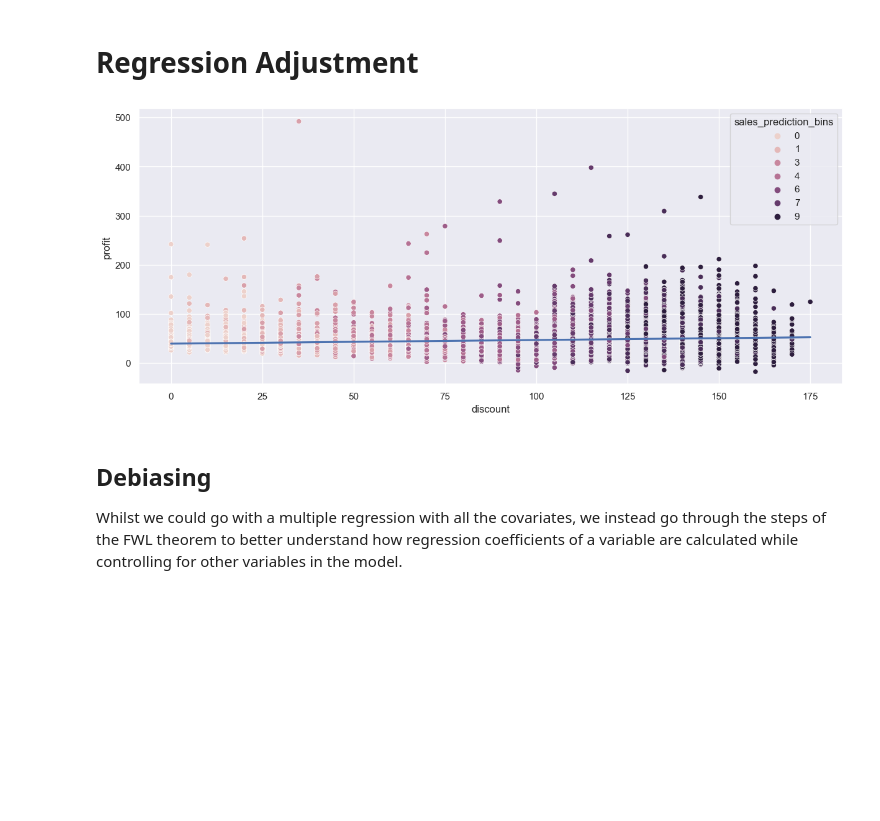
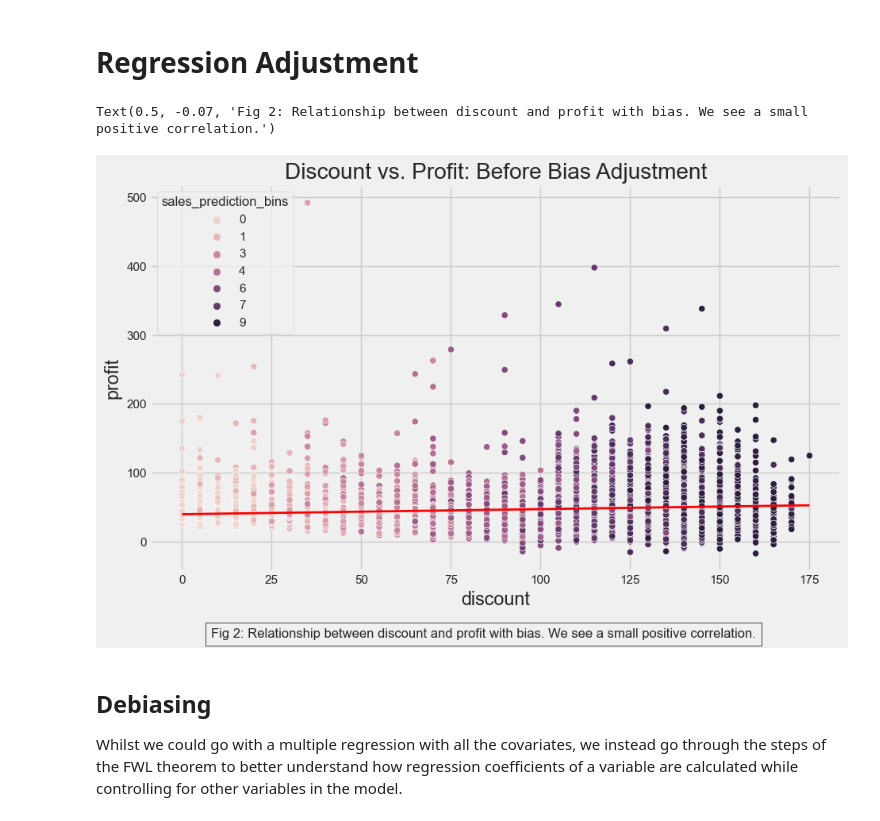
Before and after one commit to GregoryTomy/causal-inference, a Jupyter notebook: 1_bias_adjustment.ipynb, the cells around one changed output. Saved outputs shown, nothing was run; the diff lists cells and outputs as text; code cells hidden in the pictures; blank space fills up the shorter version.

```diff
--- a/1_bias_adjustment.ipynb
+++ b/1_bias_adjustment.ipynb
@@ -6,9 +6,8 @@ import statsmodels.api as sm
 import statsmodels.formula.api as smf
 import graphviz as gz
 
+sns.set(rc={"figure.figsize":(10, 6)})
 plt.style.use("fivethirtyeight")
-sns.set(rc={"figure.figsize":(12, 5)})
-
 # from matplotlib import style
 # STYLE = "gt.mplstyle"
 # style.use(STYLE)
@@ -246,21 +245,29 @@ graph
 # %%
 sns.scatterplot(
     data=clean_df,
     x="discount",
     y="profit",
     hue="sales_prediction_bins",
 )
 
 sns.regplot(
     data=clean_df,
     x="discount",
     y="profit",
     scatter=False,
-)
-
-plt.savefig("images/pre_debiasing.jpg")
+    color="red",
+    line_kws={"lw": 2},)
+plt.title("Discount vs. Profit: Before Bias Adjustment")
+plt.figtext(0.5,
+            -.07,
+            "Fig 2: Relationship between discount and profit with bias. We see a small positive correlation.",
+            ha="center",
+            fontsize=12,
+            bbox={"pad":5, "facecolor":"none", "edgecolor":"black"},)
+# plt.savefig("images/pre_debiasing.jpg")
 # %% [output]
+Text(0.5, -0.07, 'Fig 2: Relationship between discount and profit with bias. We see a small positive correlation.')
-[figure, old version]
+[figure, new version]
 # %% [markdown]
 ## Debiasing
 
```
Also changed, not shown: parts of 11 cells of this notebook, 14 other files.
